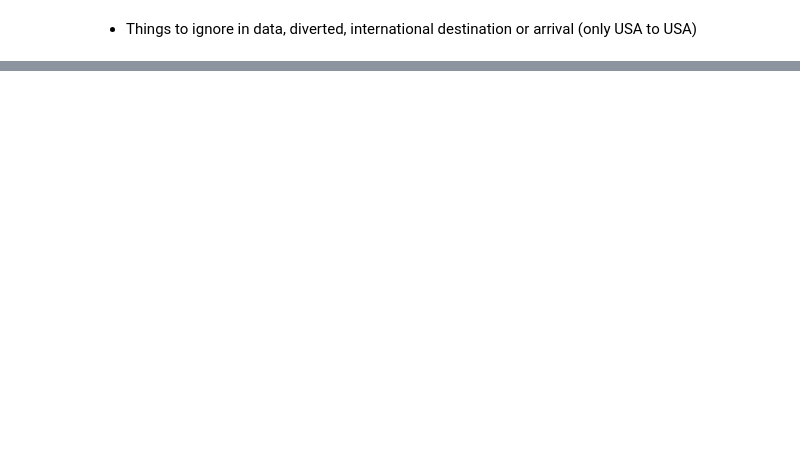
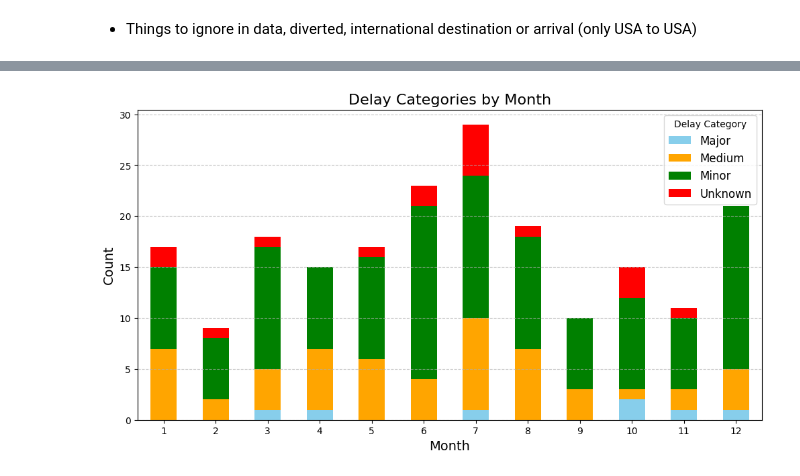
Before and after one commit to trevormgray/NN-Project, a Jupyter notebook: Flights.ipynb, the cells around one changed output, grey strips where cells are left out. Cells and saved outputs as stored; diff of their text form; code cells hidden in the pictures; blank space fills up the shorter version.

```diff
--- a/Flights.ipynb
+++ b/Flights.ipynb
@@ -377,0 +257,14 @@ ValueError: could not convert string to float: '1/7/2024 12:00:00 AM'
+# %%
+# Count the occurrences of each DelayCategory during each month
+delay_counts_by_month = train_sample_filtered.groupby(['Month', 'DelayCategory']).size()
+# Create a histogram for the delay counts by month
+delay_counts_by_month.unstack().plot(kind='bar', stacked=True, figsize=(12, 6), color=['skyblue', 'orange', 'green', 'red'])
+plt.title('Delay Categories by Month', fontsize=16)
+plt.xlabel('Month', fontsize=14)
+plt.ylabel('Count', fontsize=14)
+plt.xticks(rotation=0)
+plt.legend(title='Delay Category', fontsize=12)
+plt.grid(axis='y', linestyle='--', alpha=0.7)
+plt.show()
+# %% [output]
+[figure, added]
```
Also changed, not shown: parts of 19 cells of this notebook.
